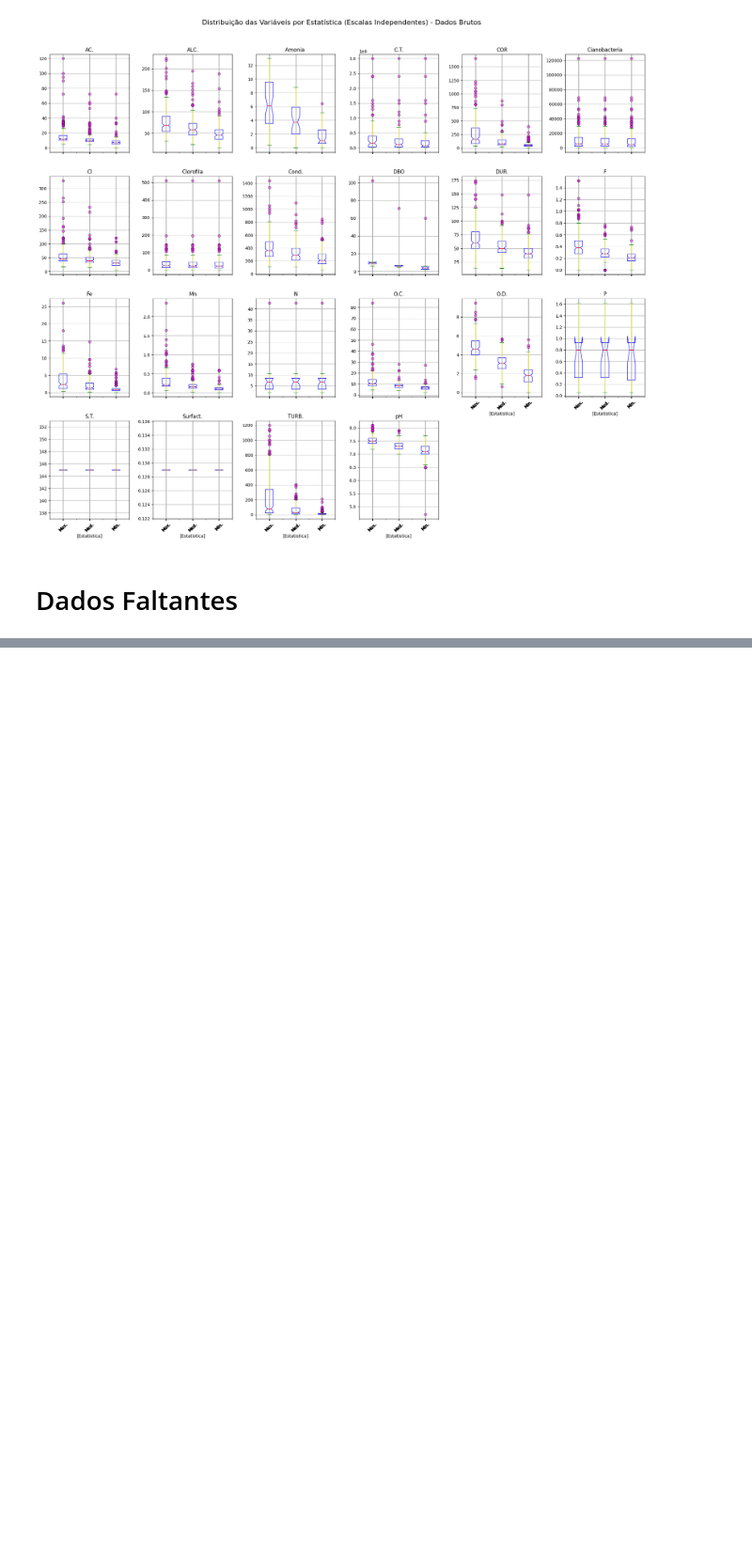
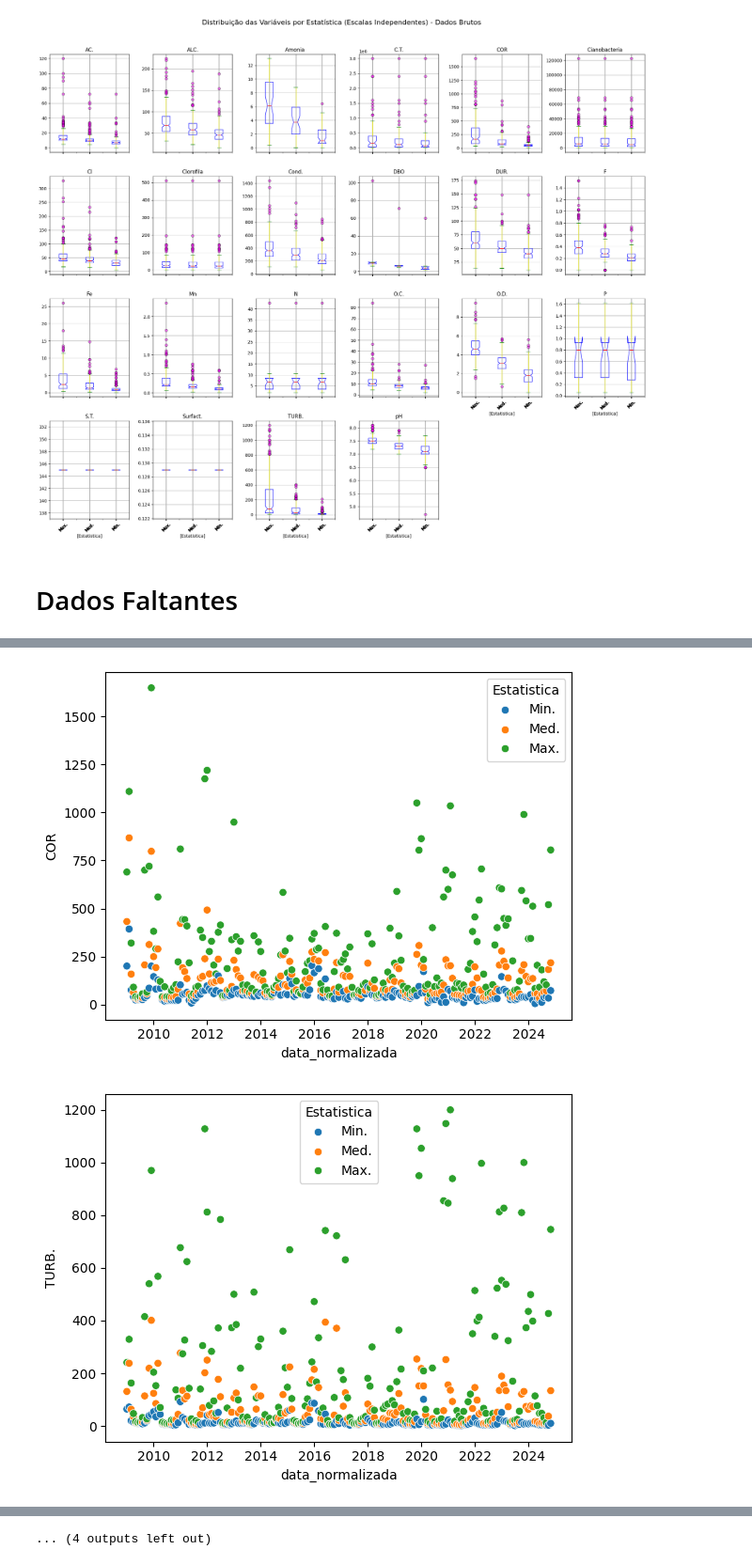
Before and after one commit to Guilherme-Betta/IC2, a Jupyter notebook: jupyter_notebooks/visualizacoes.ipynb, the cells around one changed output, grey strips where cells are left out. Shown at 94% size. Drawn from its saved outputs; the diff is of its cells as text; code cells hidden in the pictures; blank space fills up the shorter version.

```diff
--- a/jupyter_notebooks/visualizacoes.ipynb
+++ b/jupyter_notebooks/visualizacoes.ipynb
@@ -241,0 +247,13 @@ def faltantes_mes(df, plot=False):
+# %%
+for col in variaveis:
+    sns.scatterplot(data=dados_limpos,
+                    x='data_normalizada',
+                    y = col,
+                    hue='Estatistica',
+                    # legend=False,
+
+                    )
+    plt.show()
+# %% [output]
+[figure, added]
+[figure, added]
@@ -241,0 +270 @@ def faltantes_mes(df, plot=False):
+... (4 outputs left out)
```
Also changed, not shown: parts of 12 cells of this notebook.
